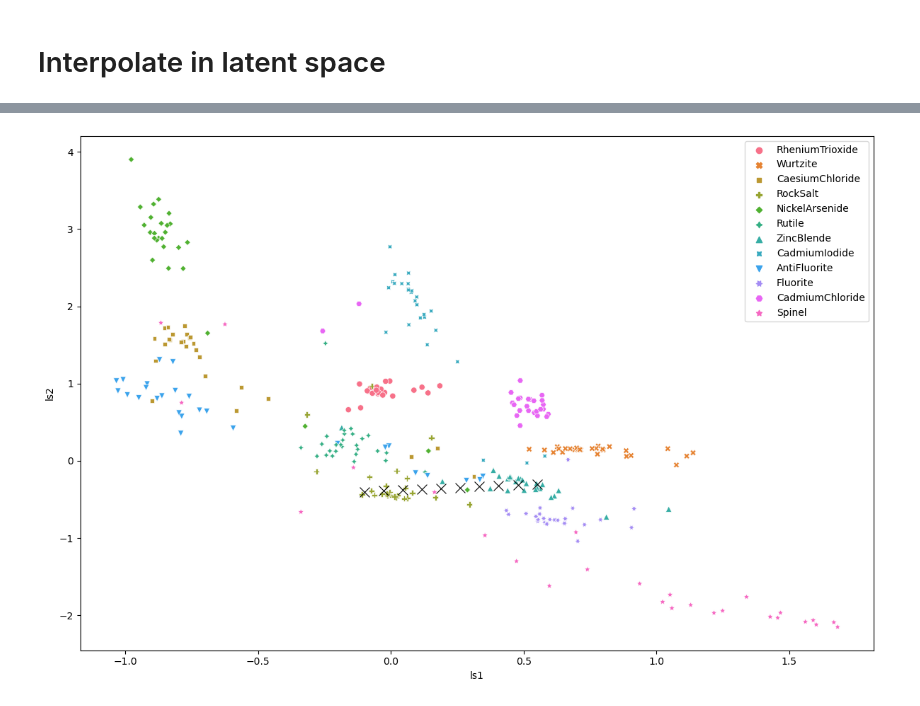
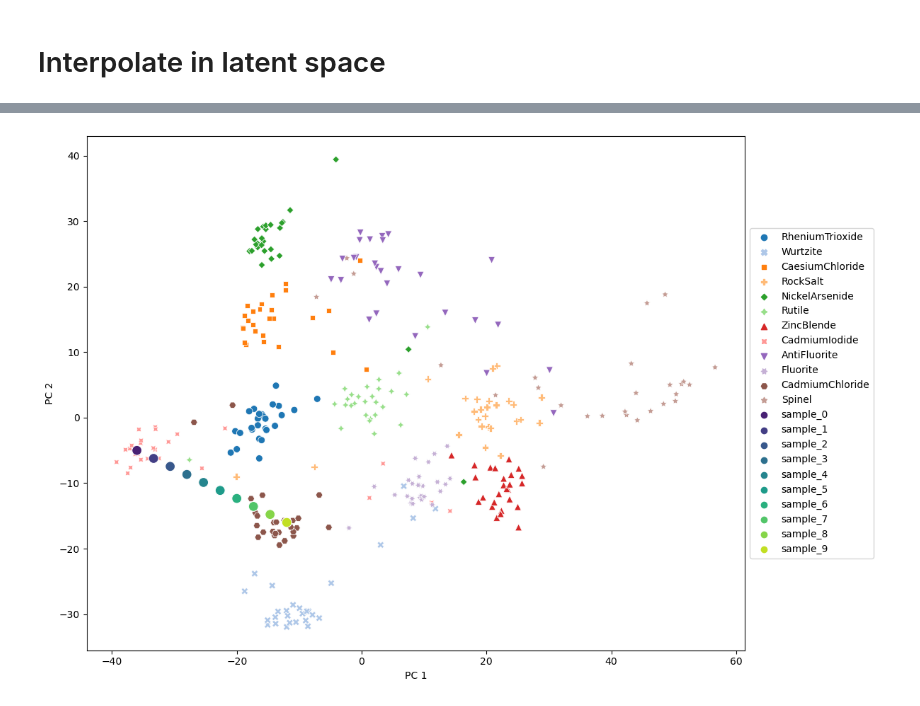
Before and after one commit to UlrikFriisJensen/ToSCA, a Jupyter notebook: plotting_notebook.ipynb, the cells around one changed output, grey strips where cells are left out. Cells and saved outputs as stored; diff of their text form; code cells hidden in the pictures.

```diff
--- a/plotting_notebook.ipynb
+++ b/plotting_notebook.ipynb
@@ -63,7 +63,7 @@ def create_cif(cell_params, cell_positions, cell_atoms, filename, prediction=Tru
     return None
 # %%
 # Setup
-setup_json_path = './models/Combined_data_harsher_normalization/setup_json.json'
+setup_json_path = './models/Combined_data_run_32d/setup_json.json'
 with open(setup_json_path, 'r') as setup_json_file:
     setup_json = json.load(setup_json_file)
 
@@ -325,8 +375,14 @@ plt.show()
 # %%
 # Create latent samples for interpolation between two points
 n_latent_samples = 10
-latent_point_1 = (-0.1,-0.4)
-latent_point_2 = (0.55,-0.3)
+latent_point_1 = (-36, -5) # ex1 (9, -13)
+latent_point_2 = (-12, -16) # ex1 (24,-9)
+
+# Transform back to latent dimensions if latent space is more than 2D
+if len(df_rec['latent_space_mean'].iloc[0]) > 2:
+    latent_point_1 = pca.inverse_transform(latent_point_1)
+    latent_point_2 = pca.inverse_transform(latent_point_2)
+
 # Latent samples are n_latent_samples evenly spaced points between the two points
 interp_latent = torch.tensor([np.linspace(latent_point_1[i], latent_point_2[i], n_latent_samples) for i in range(len(latent_point_1))]).T.float()
 interp_index = torch.tensor([i for i in range(n_latent_samples)])
@@ -339,6 +395,7 @@ interp_loader = DataLoader(interp_dataset, batch_size=10, shuffle=False)
 
 # Results dict
 interp_results = {
+    'name': [],
     'latent_point': [],
     'cell_parameters': [],
     'cell_positions': [],
@@ -368,6 +425,7 @@ for batch in tqdm(interp_loader, desc='Interpolating', disable=setup_json['disab
     cell_positions = torch.round(cell_positions, decimals=5)
 
     # Store latent points
+    interp_results['name'].extend([f'sample_{interp_index[batch_index]}' for batch_index in range(this_batch_size)])
     interp_results['latent_point'].extend(interp_point.cpu().tolist())
 
     # Store predictions
@@ -392,6 +450,10 @@ for batch in tqdm(interp_loader, desc='Interpolating', disable=setup_json['disab
             print(f'Failed to create CIF file for prediction of sample {interp_index[batch_index]}.')
 # %%
 df_interp = pd.DataFrame(interp_results)
-df_interp[['ls1', 'ls2']] = df_interp['latent_point'].apply(pd.Series)
+if len(df_interp['latent_point'].iloc[0]) == 2:
+    df_interp[['ls1', 'ls2']] = df_interp['latent_point'].apply(pd.Series)
+else:
+    # Perform PCA
+    df_interp[['pc1', 'pc2']] = pca.transform(np.array(df_interp['latent_point'].values.tolist()))
 df_interp.head()
 # %% [output]
@@ -404,10 +466,22 @@ df_interp.head()
 # %%
-
 # Plot interpolation results in latent space
-plt.figure(figsize=(12, 8))
-sns.scatterplot(data=df_rec, x='ls1', y='ls2', hue='crystalType', style='crystalType')
-sns.scatterplot(data=df_interp, x='ls1', y='ls2', color='black', marker='x', s=100)
-plt.tight_layout()
-plt.show()
+if len(df_rec['latent_space_mean'].iloc[0]) == 2:
+    plt.figure(figsize=(12, 8))
+    sns.scatterplot(data=df_rec, x='ls1', y='ls2', hue='crystalType', style='crystalType', s=50, palette='tab20')
+    sns.scatterplot(data=df_interp, x='ls1', y='ls2', color='black', marker='o', s=100)
+    plt.legend(loc='center left', bbox_to_anchor=(1, 0.5))
+    plt.xlabel('LS dim 1')
+    plt.ylabel('LS dim 2')
+    plt.tight_layout()
+    plt.show()
+else:
+    plt.figure(figsize=(12, 8))
+    sns.scatterplot(data=df_rec, x='pc1', y='pc2', hue='crystalType', style='crystalType', s=50, palette='tab20')
+    sns.scatterplot(data=df_interp, x='pc1', y='pc2', hue='name', palette='viridis', marker='o', s=100)
+    plt.legend(loc='center left', bbox_to_anchor=(1, 0.5))
+    plt.xlabel('PC 1')
+    plt.ylabel('PC 2')
+    plt.tight_layout()
+    plt.show()
 # %% [output]
-[figure, old version]
+[figure, new version]
```
Also changed, not shown: parts of 10 cells of this notebook.
